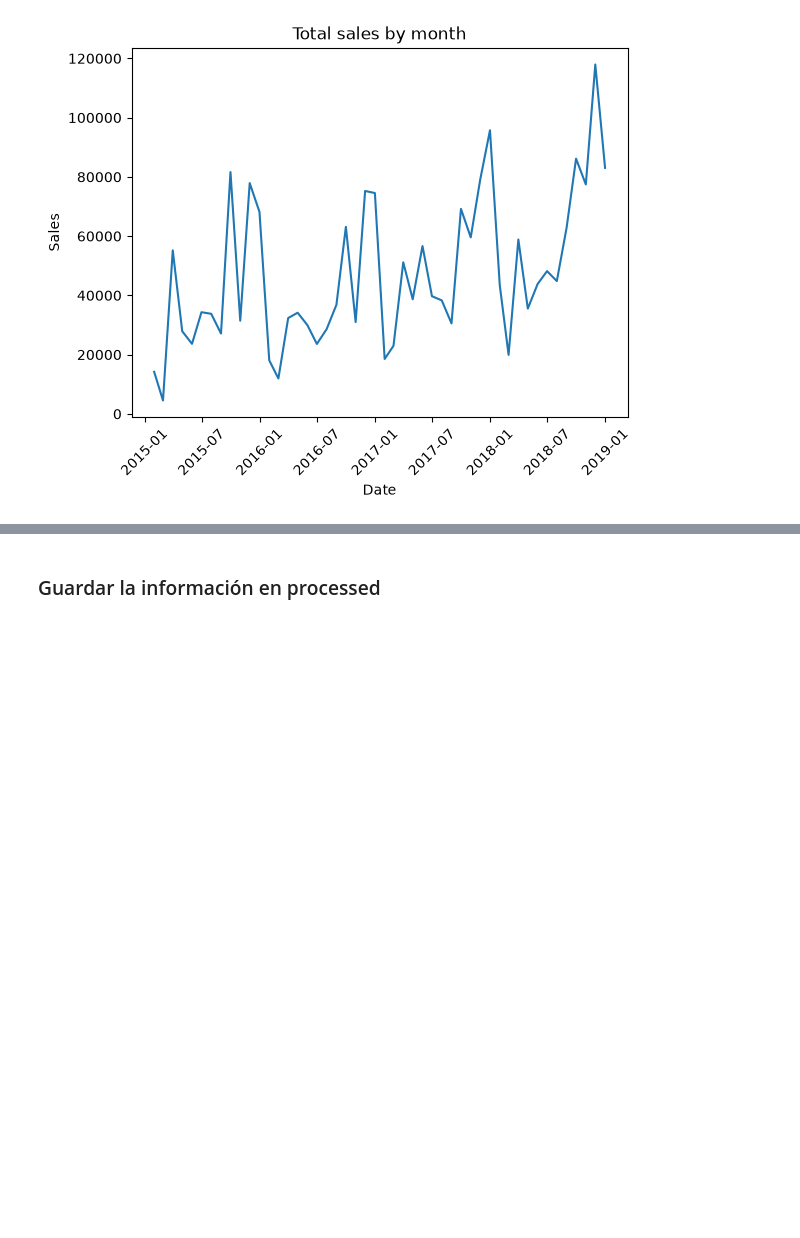
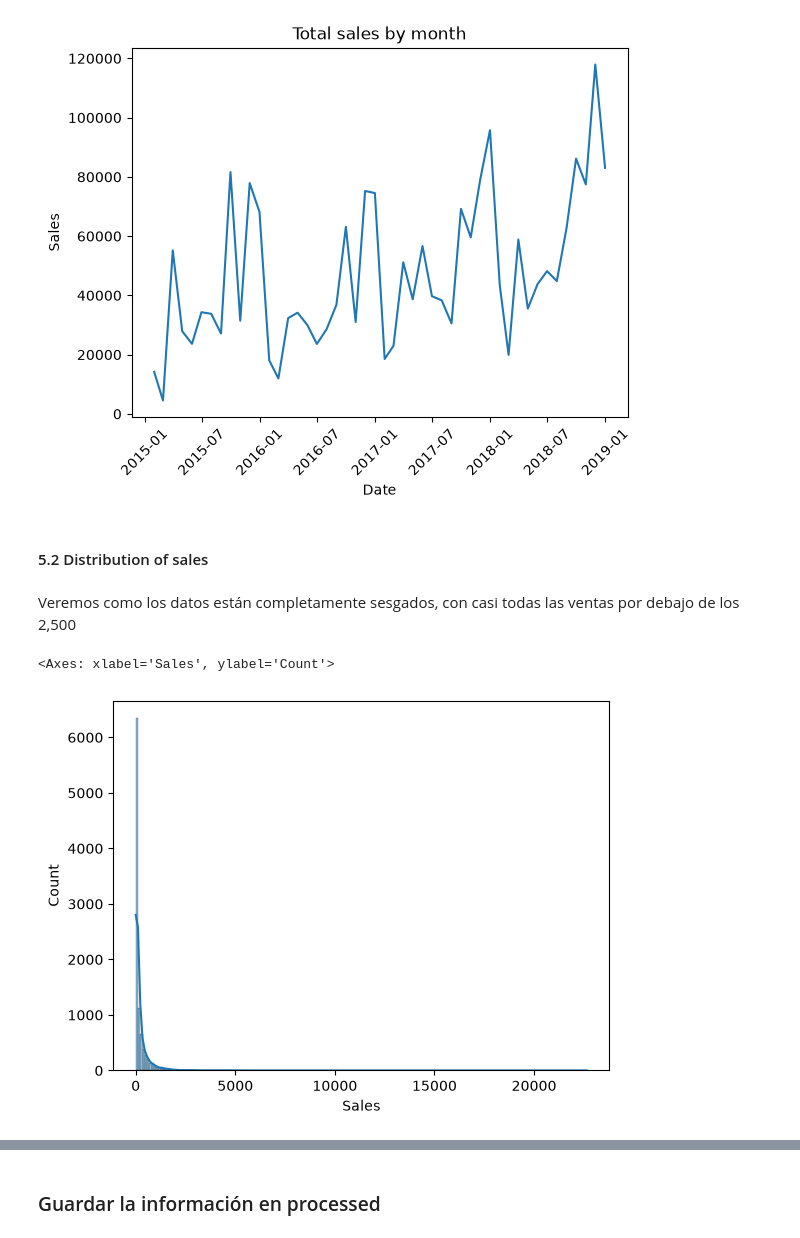
Before and after one commit to charligram/1_analisis_ventas, a Jupyter notebook: notebooks/01_EDA.ipynb, the cells around one changed output, grey strips where cells are left out. Saved outputs shown, nothing was run; the diff lists cells and outputs as text; code cells hidden in the pictures; blank space fills up the shorter version.

```diff
--- a/notebooks/01_EDA.ipynb
+++ b/notebooks/01_EDA.ipynb
@@ -184,3 +189,16 @@ plt.title('Total sales by month')
 # %% [output]
 Text(0.5, 1.0, 'Total sales by month')
 [figure]
+# %% [markdown]
+#### 5.2 Distribution of sales
+# %% [markdown]
+Veremos como los datos están completamente sesgados, con casi todas las ventas por debajo de los 2,500
+# %%
+sns.histplot(
+    data=df,
+    x='Sales',
+    kde=True
+)
+# %% [output]
+<Axes: xlabel='Sales', ylabel='Count'>
+[figure, added]
```
Also changed, not shown: parts of 37 cells of this notebook.
